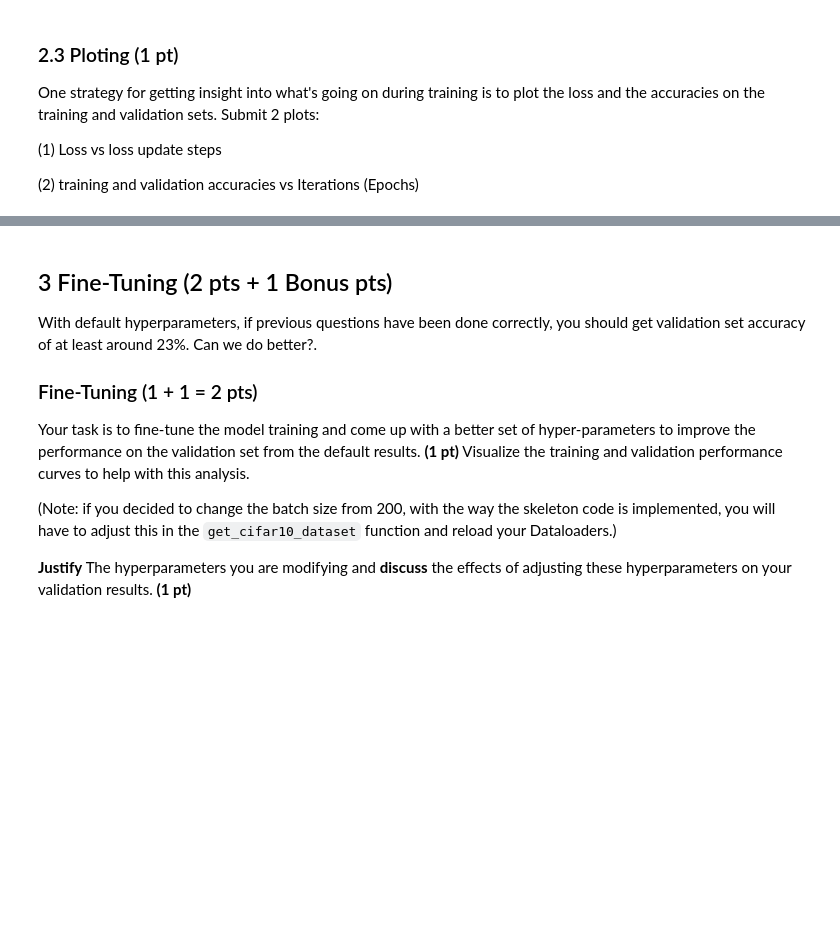
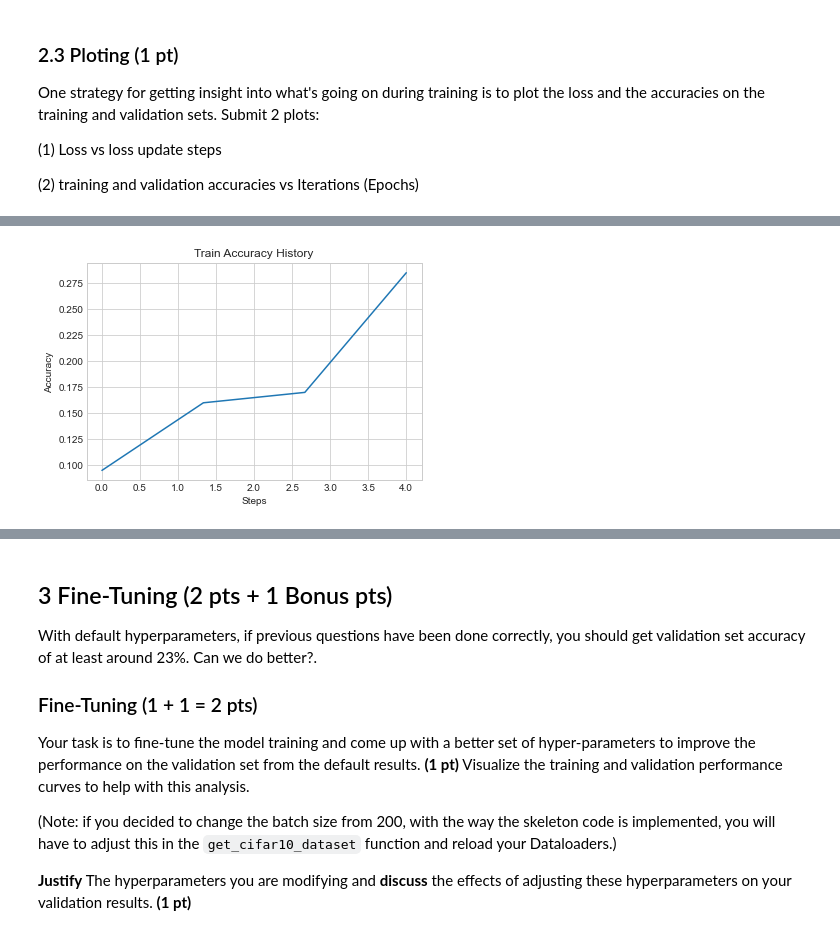
Before and after one commit to tsimafeip/LCT-master-course, a Jupyter notebook: Neural_Networks/HW7_batching.ipynb, the cells around one changed output, grey strips where cells are left out. Saved outputs shown, nothing was run; the diff lists cells and outputs as text; code cells hidden in the pictures; blank space fills up the shorter version.

```diff
--- a/Neural_Networks/HW7_batching.ipynb
+++ b/Neural_Networks/HW7_batching.ipynb
@@ -239,0 +243,7 @@ plt.show()
+# %%
+draw_simple_plot(train_metrics['train_acc_history'],
+                 x_label='Steps',
+                 y_label='Accuracy',
+                 plot_title='Train Accuracy History')
+# %% [output]
+[figure, added]
```
Also changed, not shown: parts of 34 cells of this notebook, 2 other files.
